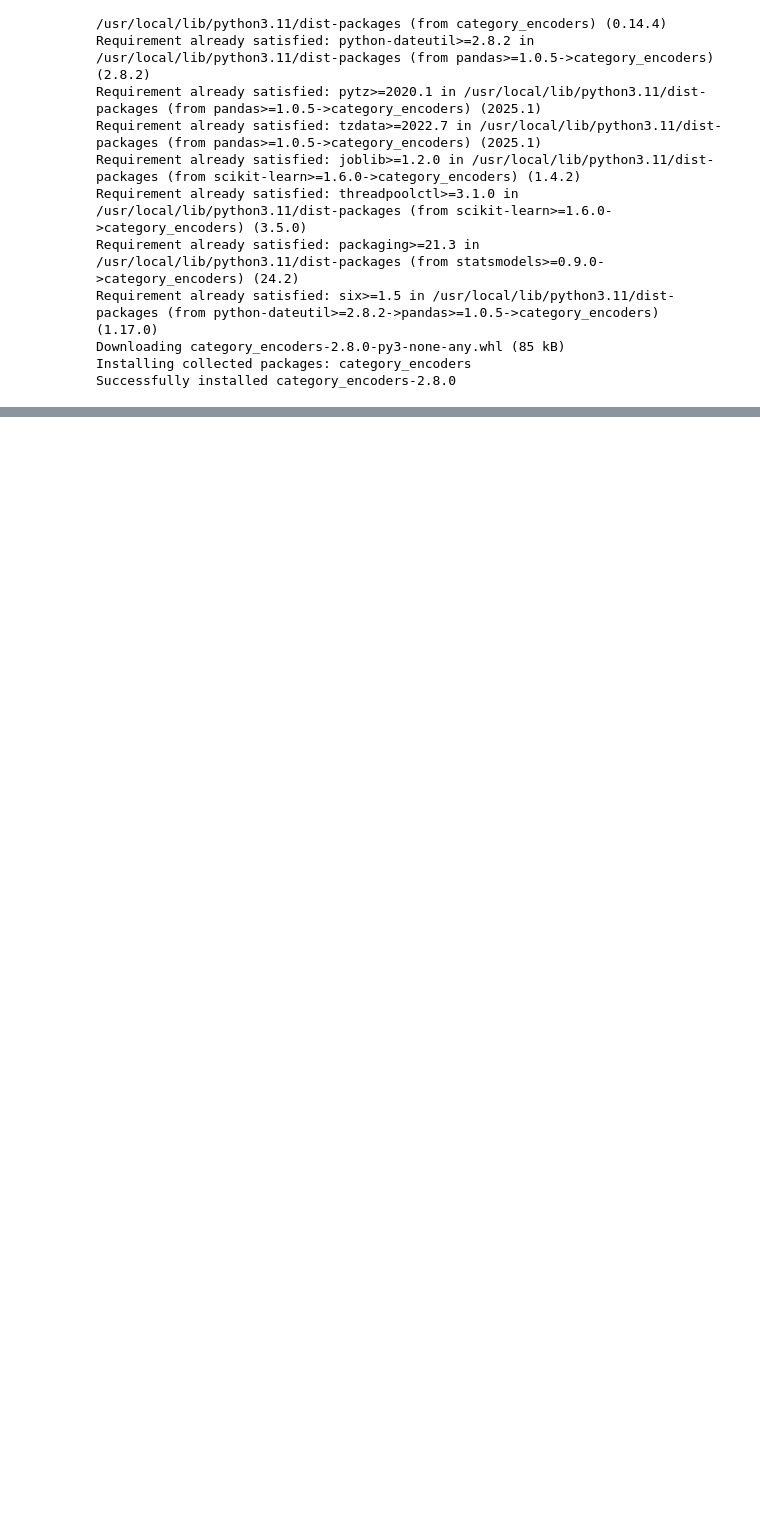
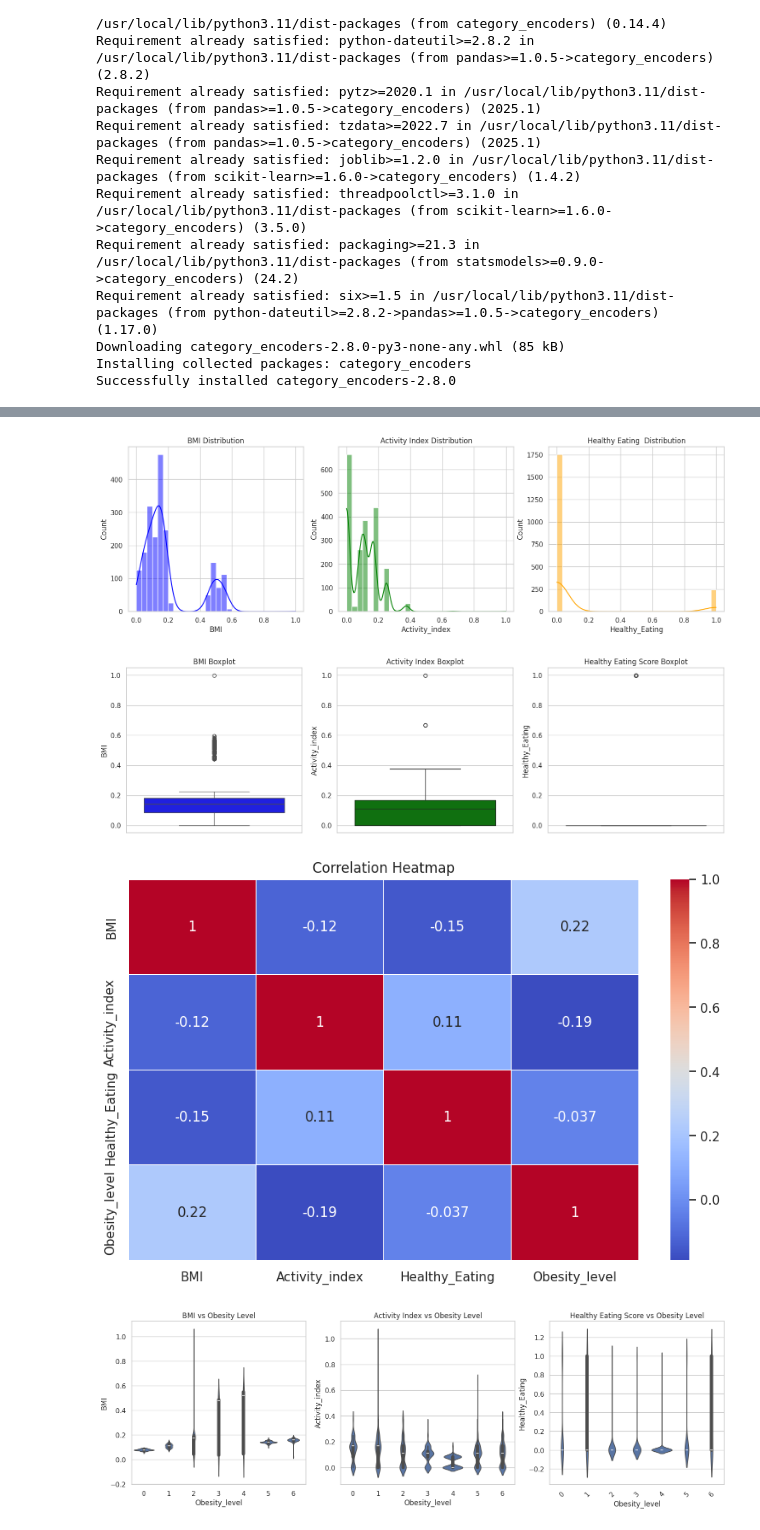
Before and after one commit to amisha-kavdia/Obesity-Risk-Prediction-Model-Training, a Jupyter notebook: Obesity_Levels.ipynb, the cells around one changed output, grey strips where cells are left out. Saved outputs shown, nothing was run; the diff lists cells and outputs as text; code cells hidden in the pictures; blank space fills up the shorter version.

```diff
--- a/Obesity_Levels.ipynb
+++ b/Obesity_Levels.ipynb
@@ -299,9 +306,8 @@ Downloading category_encoders-2.8.0-py3-none-any.whl (85 kB)
 Installing collected packages: category_encoders
 Successfully installed category_encoders-2.8.0
 # %%
-from sklearn.preprocessing import LabelEncoder,OneHotEncoder
-df=pd.get_dummies(df,columns=['Food_btw_meals','Alcohol','Transportation'],drop_first=True)
-binary_cols=['Gender','Overweight_family_history','High_calorie','Smoke','Monitoring_calories','Obesity_level']
+from sklearn.preprocessing import LabelEncoder
+binary_cols=['Gender','Overweight_family_history','Smoke','Monitoring_calories','Food_btw_meals','Alcohol','Transportation','Obesity_level']
 df[binary_cols]=df[binary_cols].astype(str)
 le=LabelEncoder()
 for col in binary_cols:
@@ -328,3 +333,0 @@ print(df.head())
-# %%
-df.iloc[:,11:23]=df.iloc[:,11:23].astype(int)
-df.head()
@@ -363,0 +334,6 @@ plt.show()
+# %%
+from sklearn.preprocessing import MinMaxScaler
+scaler=MinMaxScaler()
+numerical_cols=['BMI','Healthy_Eating','Activity_index','Physical_activity','Technology_usage','Water_glass','Eat_veggies','Main_meals_count']
+df[numerical_cols]=scaler.fit_transform(df[numerical_cols])
+print(df.head())
@@ -363,0 +385,49 @@ plt.show()
+# %%
+sns.set(style="whitegrid")
+
+fig, axes = plt.subplots(1, 3, figsize=(18, 5))
+sns.histplot(df["BMI"], kde=True, ax=axes[0], bins=30, color='blue')
+axes[0].set_title("BMI Distribution")
+
+sns.histplot(df["Activity_index"], kde=True, ax=axes[1], bins=30, color='green')
+axes[1].set_title("Activity Index Distribution")
+
+sns.histplot(df["Healthy_Eating"], kde=True, ax=axes[2], bins=30, color='orange')
+axes[2].set_title("Healthy Eating  Distribution")
+
+plt.show()
+
+fig, axes = plt.subplots(1, 3, figsize=(18, 5))
+sns.boxplot(y=df["BMI"], ax=axes[0], color='blue')
+axes[0].set_title("BMI Boxplot")
+
+sns.boxplot(y=df["Activity_index"], ax=axes[1], color='green')
+axes[1].set_title("Activity Index Boxplot")
+
+sns.boxplot(y=df["Healthy_Eating"], ax=axes[2], color='orange')
+axes[2].set_title("Healthy Eating Score Boxplot")
+
+plt.show()
+
+plt.figure(figsize=(10, 6))
+sns.heatmap(df[["BMI", "Activity_index", "Healthy_Eating", "Obesity_level"]].corr(), annot=True, cmap="coolwarm", linewidths=0.5)
+plt.title("Correlation Heatmap")
+plt.show()
+
+fig, axes = plt.subplots(1, 3, figsize=(18, 5))
+sns.violinplot(x=df["Obesity_level"], y=df["BMI"], ax=axes[0])
+axes[0].set_title("BMI vs Obesity Level")
+
+sns.violinplot(x=df["Obesity_level"], y=df["Activity_index"], ax=axes[1])
+axes[1].set_title("Activity Index vs Obesity Level")
+
+sns.violinplot(x=df["Obesity_level"], y=df["Healthy_Eating"], ax=axes[2])
+axes[2].set_title("Healthy Eating Score vs Obesity Level")
+
+plt.xticks(rotation=45)
+plt.show()
+# %% [output]
+[figure, added]
+[figure, added]
+[figure, added]
+[figure, added]
```
Also changed, not shown: parts of 17 cells of this notebook.
